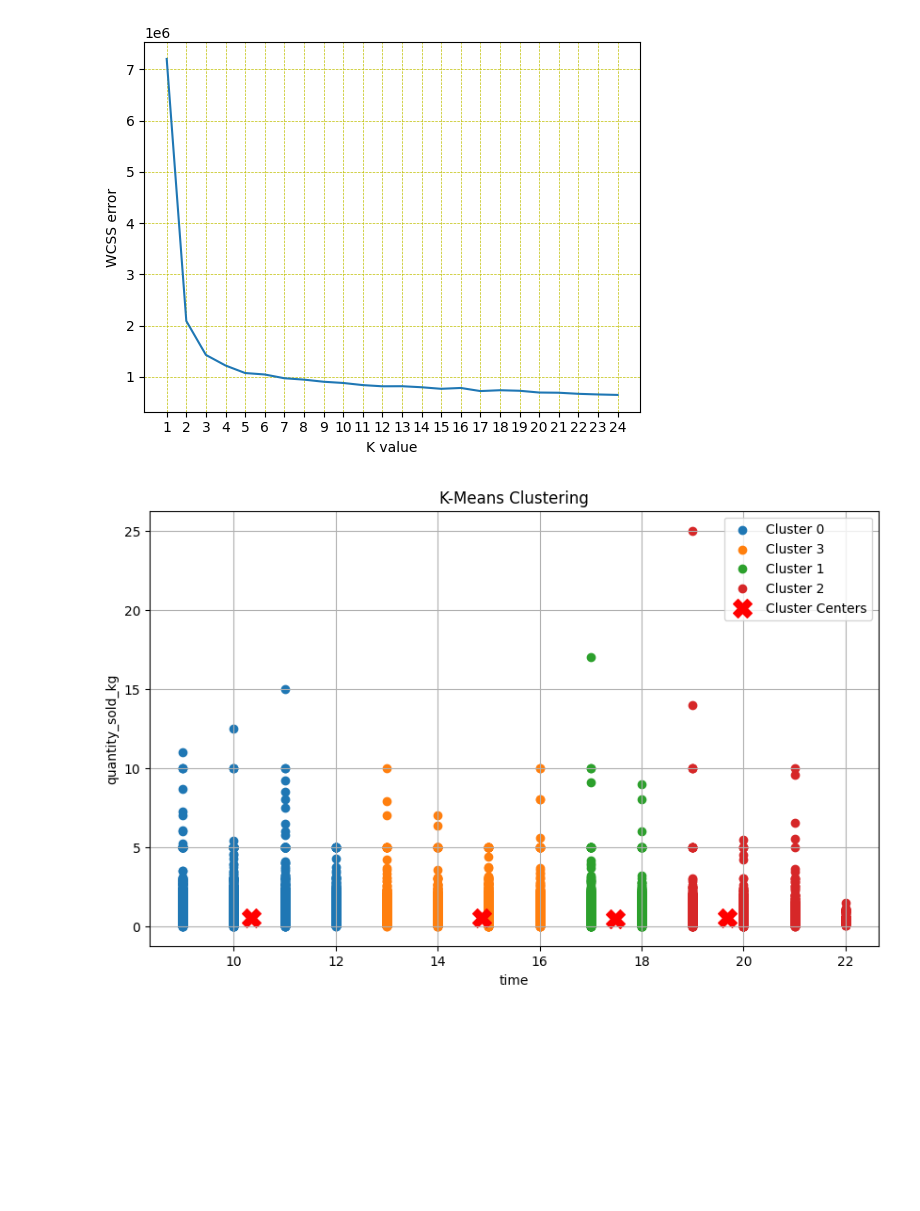
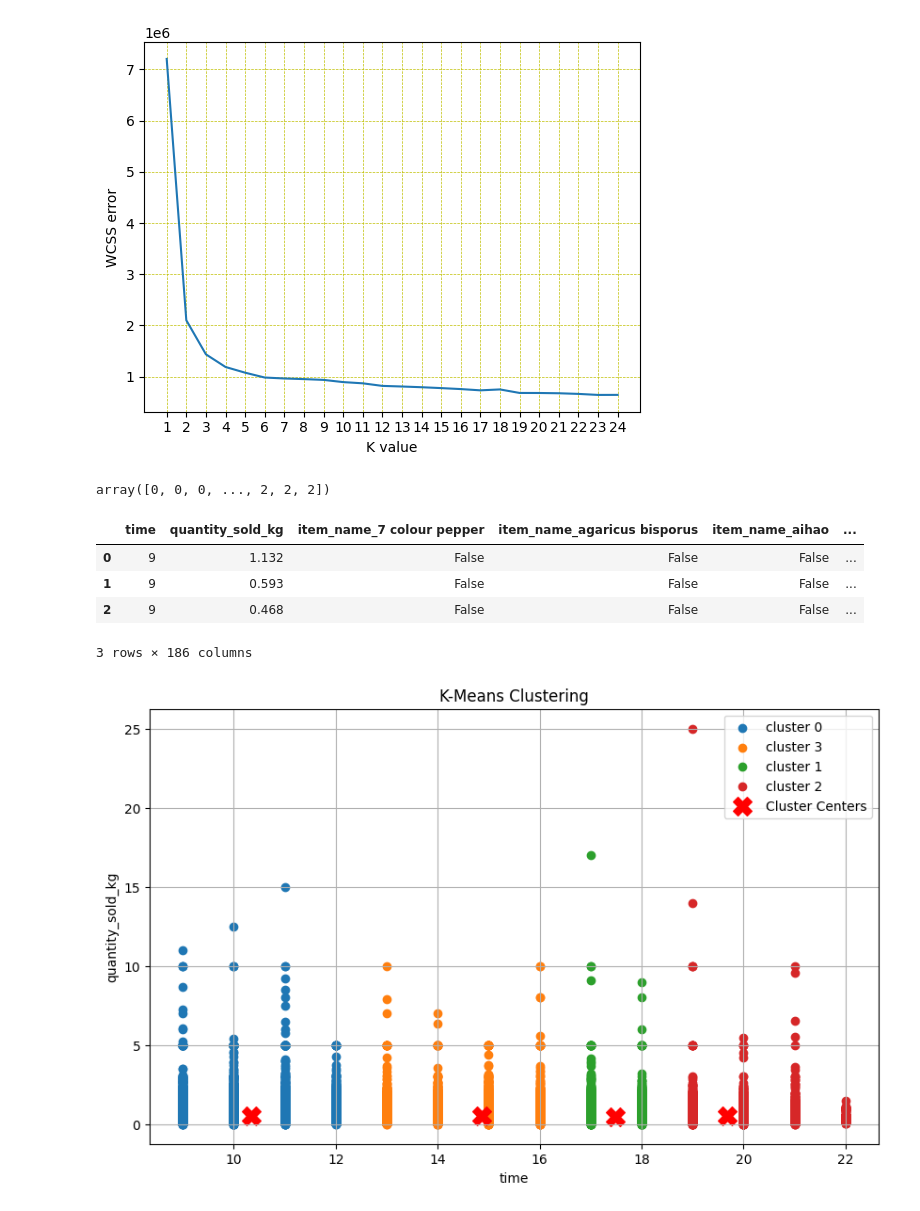
Before and after one commit to RumethSandinu/Project-connexa, a Jupyter notebook: time_based_analysis/model_building.ipynb, the cells around one changed output. Cells and saved outputs as stored; diff of their text form; code cells hidden in the pictures; blank space fills up the shorter version.

```diff
--- a/time_based_analysis/model_building.ipynb
+++ b/time_based_analysis/model_building.ipynb
@@ -2,7 +2,7 @@
 import pandas as pd
 import matplotlib.pyplot as plt
 # %%
-df = pd.read_csv('../../datasets/Time_analysis_preprocess_dataset.csv')
+df = pd.read_csv('../../datasets/Time_analysis_preprocess_dataset_ont_hot.csv')
 # %%
 df.shape
 # %% [output]
@@ -29,7 +29,19 @@ from sklearn.cluster import KMeans
 # %%
 # Apply K-Means algorithm
 kmeans = KMeans(n_clusters=4, random_state=42)
-df['Cluster'] = kmeans.fit_predict(df)
+pred = kmeans.fit_predict(df)
+pred
+# %% [output]
+array([0, 0, 0, ..., 2, 2, 2])
+# %%
+df['cluster'] = pred
+df.head(3)
+# %% [output]
+|  | time | quantity_sold_kg | item_name_7 colour pepper | item_name_agaricus bisporus | item_name_aihao | ... |
+| 0 | 9 | 1.132 | False | False | False | ... |
+| 1 | 9 | 0.593 | False | False | False | ... |
+| 2 | 9 | 0.468 | False | False | False | ... |
+3 rows × 186 columns
 # %%
 # Scatter plot for visualization
 plt.figure(figsize=(10, 6))
```
Also changed, not shown: parts of 4 cells of this notebook, 7 other files.
